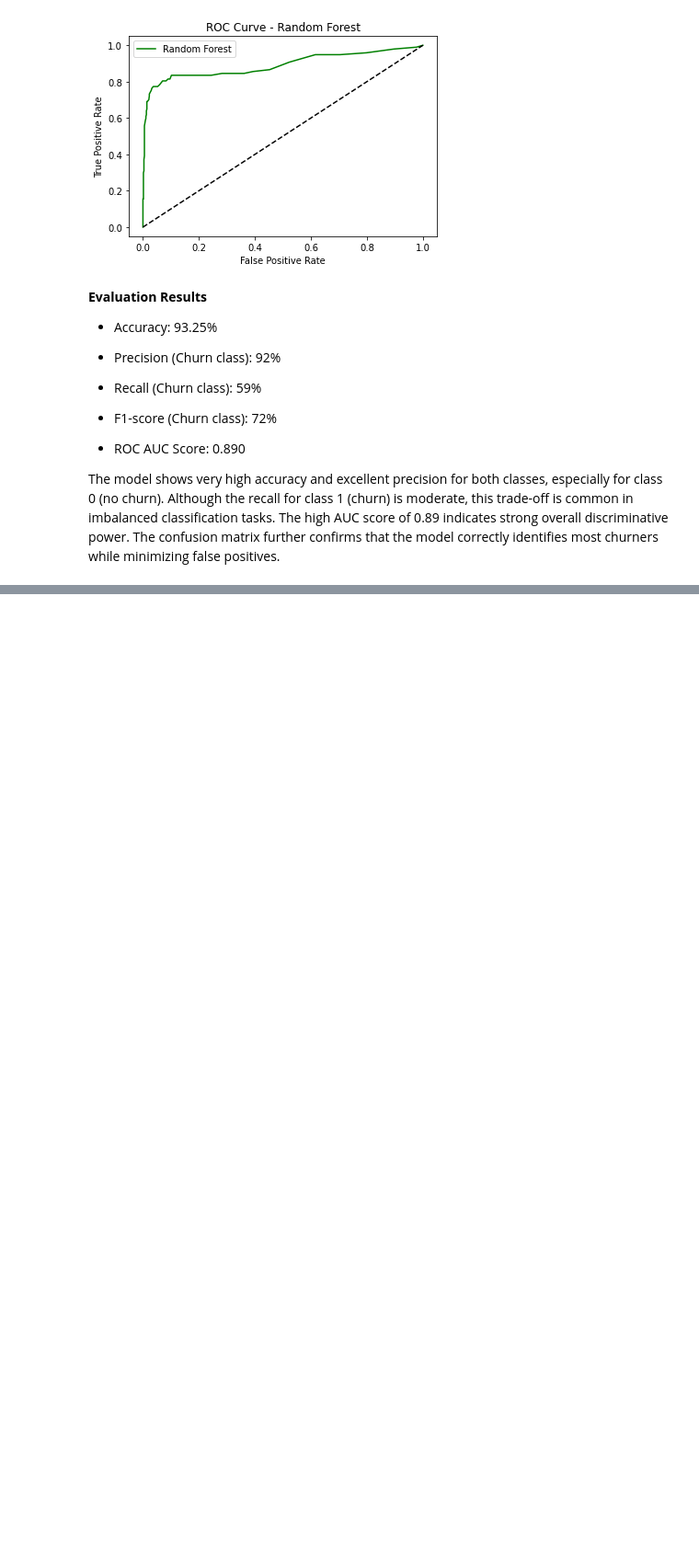
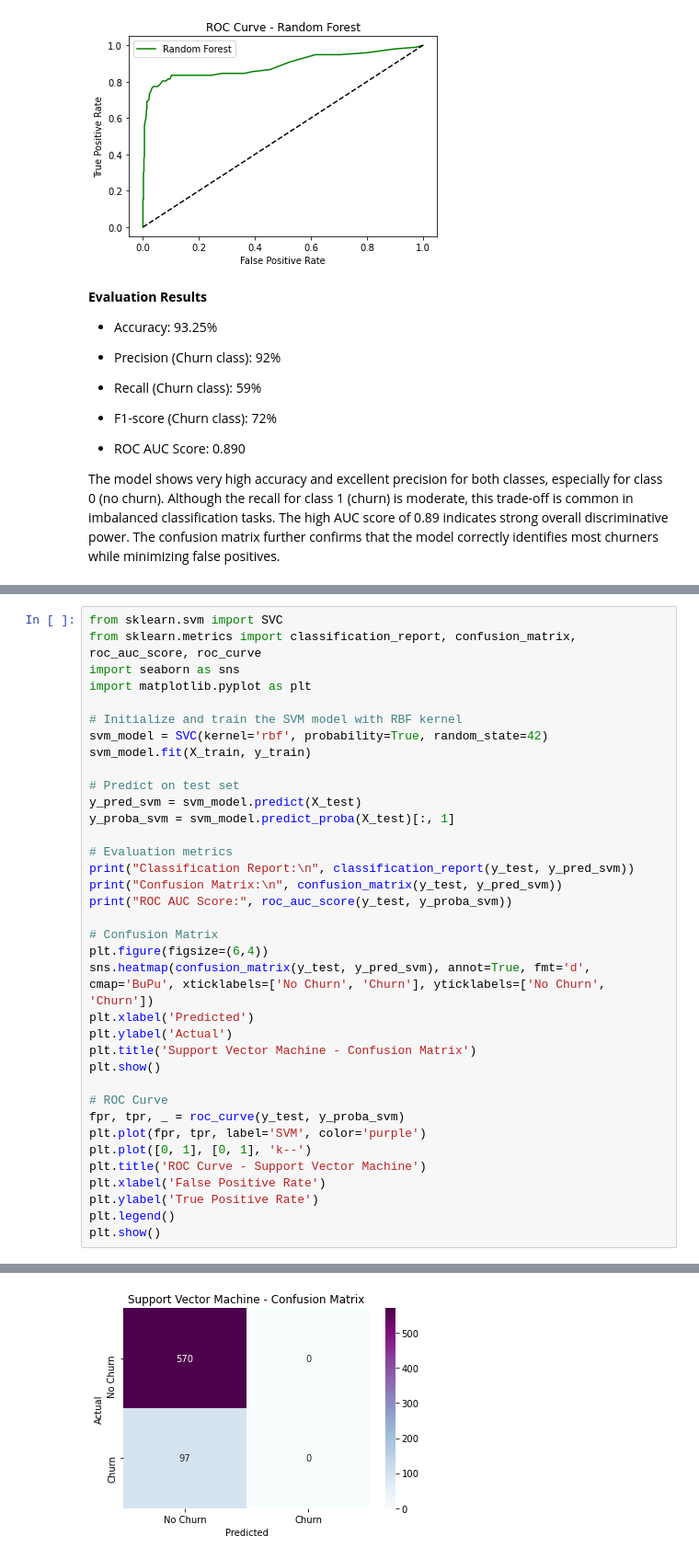
Before and after one commit to HellenDianaNjeri/SyriaTel-Customer-Churn, a Jupyter notebook: notebooks/SyriaTel Customer Churn.ipynb, the cells around one changed output, grey strips where cells are left out. Shown: that part at 92% size. Drawn from its saved outputs; the diff is of its cells as text; blank space fills up the shorter version.

Commit message:
Add SVM model evaluation results with metrics, confusion matrix, and ROC AUC interpretation

```diff
--- a/notebooks/SyriaTel Customer Churn.ipynb
+++ b/notebooks/SyriaTel Customer Churn.ipynb
@@ -943,0 +950,37 @@ The model shows very high accuracy and excellent precision for both classes, esp
+# %%
+from sklearn.svm import SVC
+from sklearn.metrics import classification_report, confusion_matrix, roc_auc_score, roc_curve
+import seaborn as sns
+import matplotlib.pyplot as plt
+
+# Initialize and train the SVM model with RBF kernel
+svm_model = SVC(kernel='rbf', probability=True, random_state=42)
+svm_model.fit(X_train, y_train)
+
+# Predict on test set
+y_pred_svm = svm_model.predict(X_test)
+y_proba_svm = svm_model.predict_proba(X_test)[:, 1]
+
+# Evaluation metrics
+print("Classification Report:\n", classification_report(y_test, y_pred_svm))
+print("Confusion Matrix:\n", confusion_matrix(y_test, y_pred_svm))
+print("ROC AUC Score:", roc_auc_score(y_test, y_proba_svm))
+
+# Confusion Matrix
+plt.figure(figsize=(6,4))
+sns.heatmap(confusion_matrix(y_test, y_pred_svm), annot=True, fmt='d', cmap='BuPu', xticklabels=['No Churn', 'Churn'], yticklabels=['No Churn', 'Churn'])
+plt.xlabel('Predicted')
+plt.ylabel('Actual')
+plt.title('Support Vector Machine - Confusion Matrix')
+plt.show()
+
+# ROC Curve
+fpr, tpr, _ = roc_curve(y_test, y_proba_svm)
+plt.plot(fpr, tpr, label='SVM', color='purple')
+plt.plot([0, 1], [0, 1], 'k--')
+plt.title('ROC Curve - Support Vector Machine')
+plt.xlabel('False Positive Rate')
+plt.ylabel('True Positive Rate')
+plt.legend()
+plt.show()
+# %% [output]
@@ -943,0 +1001 @@ The model shows very high accuracy and excellent precision for both classes, esp
+[figure, added]
```
Also changed, not shown: parts of 3 cells of this notebook.
